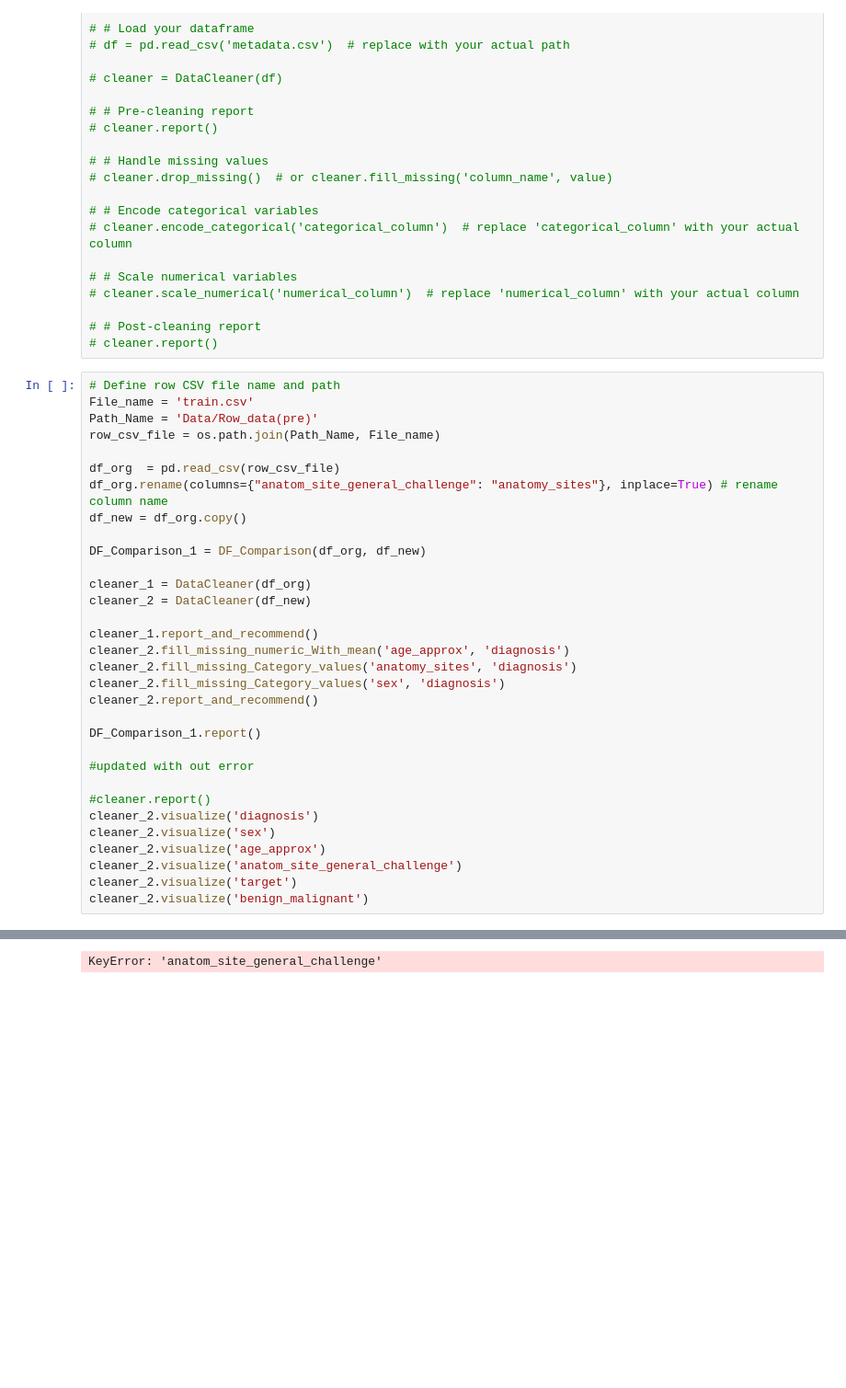
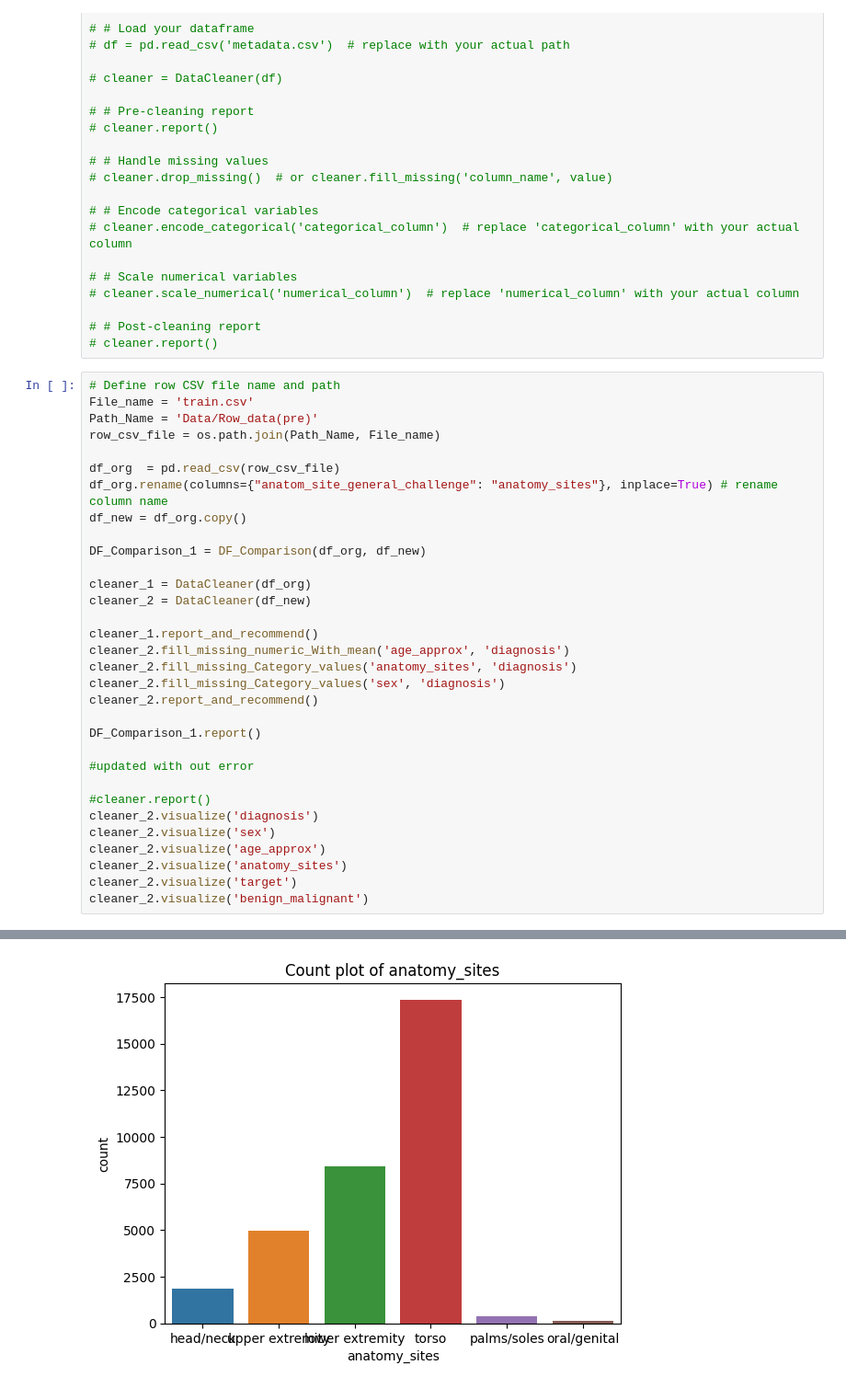
Before and after one commit to rvadavia/Raj_Vadavia_Capstone_Project, a Jupyter notebook: Raj_Capstone.ipynb, the cells around one changed output, grey strips where cells are left out. Shown: that part at 92% size. Saved outputs shown, nothing was run; the diff lists cells and outputs as text; blank space fills up the shorter version.

Commit message:
removed error

```diff
--- a/Raj_Capstone.ipynb
+++ b/Raj_Capstone.ipynb
@@ -319,32 +319,32 @@ DF_Comparison_1.report()
 
 #updated with out error
 
 #cleaner.report()
 cleaner_2.visualize('diagnosis')
 cleaner_2.visualize('sex')
 cleaner_2.visualize('age_approx')
-cleaner_2.visualize('anatom_site_general_challenge')
+cleaner_2.visualize('anatomy_sites')
 cleaner_2.visualize('target')
 cleaner_2.visualize('benign_malignant')
 # %% [output]
 Recommendations:
 - Column 'image_name' is categorical. Consider encoding it using label encoding or one-hot encoding.
 - Column 'patient_id' is categorical. Consider encoding it using label encoding or one-hot encoding.
 - Column 'sex' has missing values. Consider using dropna() or fillna().
 - Column 'sex' is categorical. Consider encoding it using label encoding or one-hot encoding.
 - Column 'age_approx' has missing values. Consider using dropna() or fillna().
 - Column 'age_approx' is numerical. Consider scaling it using standard scaling or min-max scaling.
 - Column 'anatomy_sites' has missing values. Consider using dropna() or fillna().
 - Column 'anatomy_sites' is categorical. Consider encoding it using label encoding or one-hot encoding.
 - Column 'diagnosis' is categorical. Consider encoding it using label encoding or one-hot encoding.
 - Column 'benign_malignant' is categorical. Consider encoding it using label encoding or one-hot encoding.
 - Column 'target' is numerical. Consider scaling it using standard scaling or min-max scaling.
 ... (32 lines left out)
 25%       40.000000      0.000000
 50%       50.000000      0.000000
 75%       60.000000      0.000000
 max       90.000000      1.000000
 [figure]
 [figure]
 [figure]
-KeyError: 'anatom_site_general_challenge'
+[figure, added]
```
Also changed, not shown: parts of 1 cell of this notebook.
